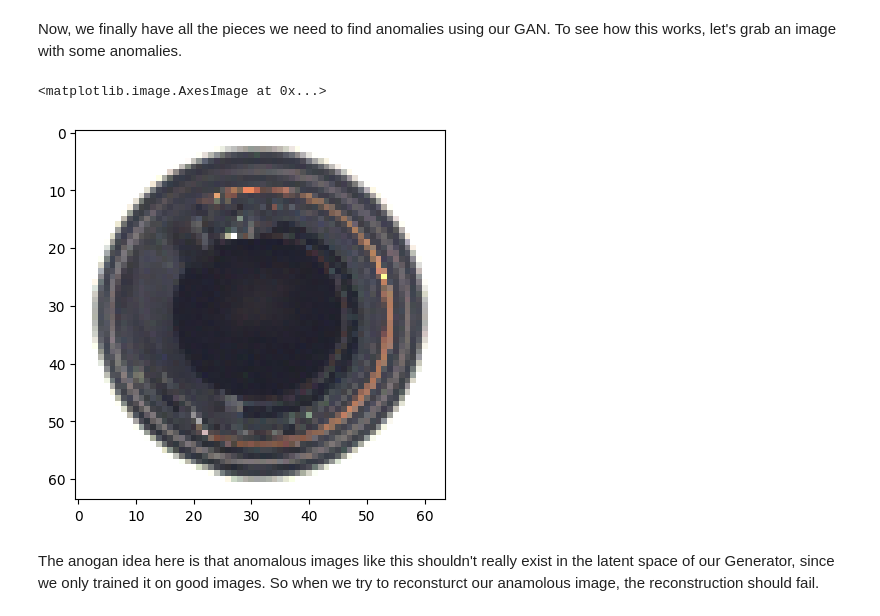
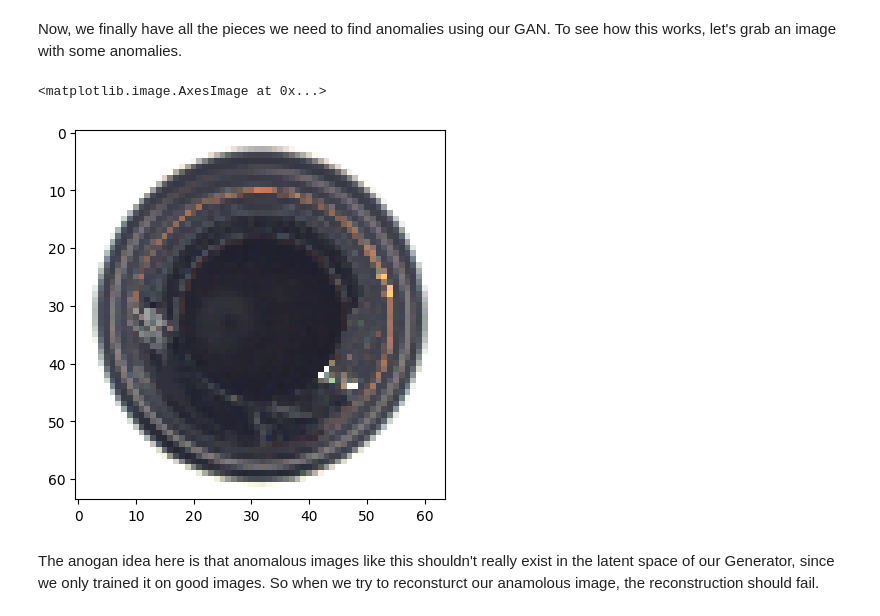
Before and after one commit to aymen20002005/Anomaly_Detection_Challenge, a Jupyter notebook: Gan_Models/AnoGan/Results/bottle/AnoGan_on_MVTec_with_bottle_class.ipynb, the cells around one changed output. Saved outputs shown, nothing was run; the diff lists cells and outputs as text; code cells hidden in the pictures.

```diff
--- a/Gan_Models/AnoGan/Results/bottle/AnoGan_on_MVTec_with_bottle_class.ipynb
+++ b/Gan_Models/AnoGan/Results/bottle/AnoGan_on_MVTec_with_bottle_class.ipynb
@@ -368,13 +371,13 @@ Text(0.5, 1.0, 'Closest Fake Image')
 # %% [markdown]
 Now, we finally have all the pieces we need to find anomalies using our GAN. To see how this works, let's grab an image with some anomalies.
 # %%
-im_path=Path('/kaggle/input/bottle/bottle/test/broken_large/010.png')
+im_path=Path('/kaggle/input/bottle/bottle/test/broken_large/001.png')
 im=cv2.cvtColor(cv2.imread(str(im_path)), cv2.COLOR_BGR2RGB)
 im=cv2.resize(im, (64,64))
 plt.imshow(im)
 # %% [output]
 <matplotlib.image.AxesImage at 0x...>
-[figure, old version]
+[figure, new version]
 # %% [markdown]
 The anogan idea here is that anomalous images like this shouldn't really exist in the latent space of our Generator, since we only trained it on good images. So when we try to reconsturct our anamolous image, the reconstruction should fail.
 # %%
```
Also changed, not shown: parts of 22 cells of this notebook.
